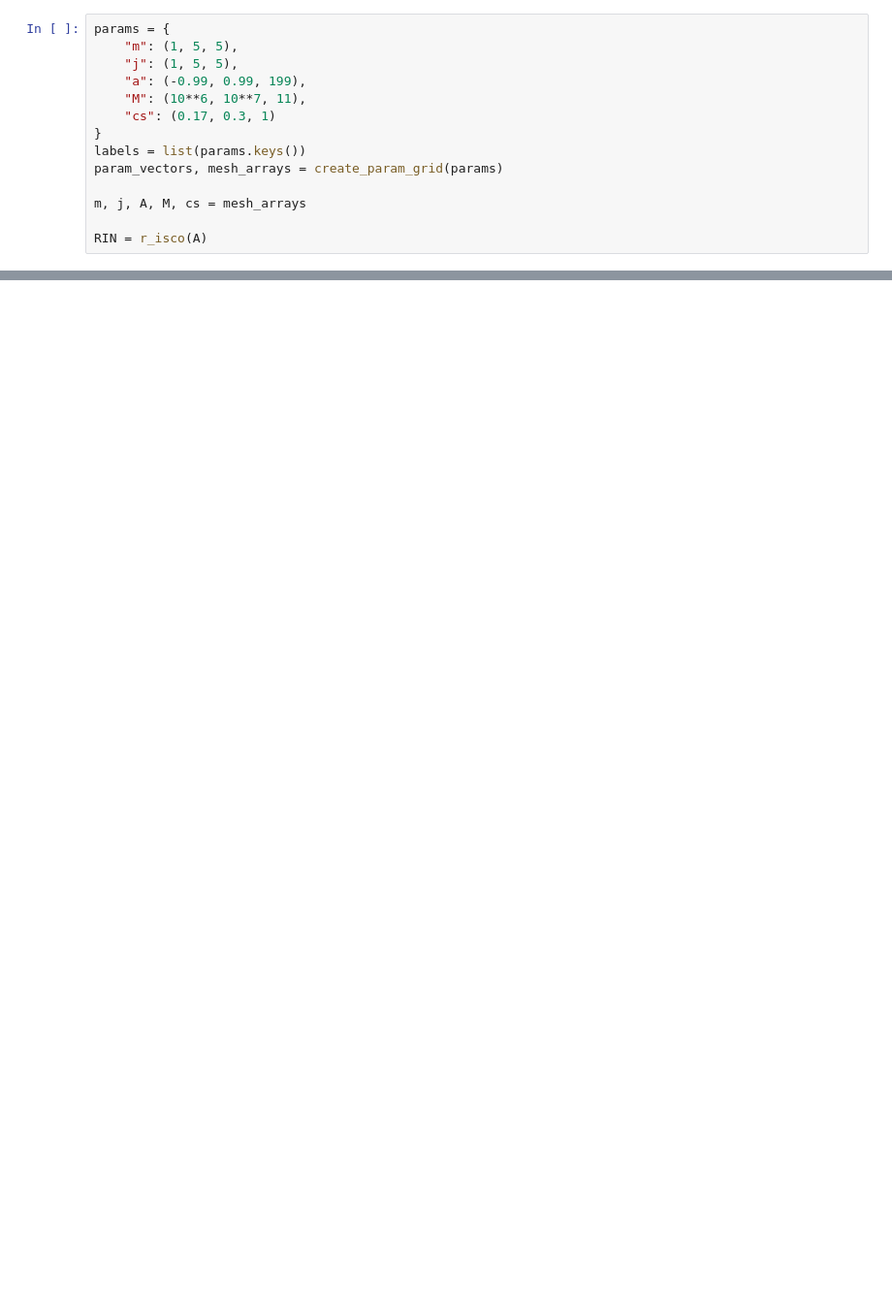
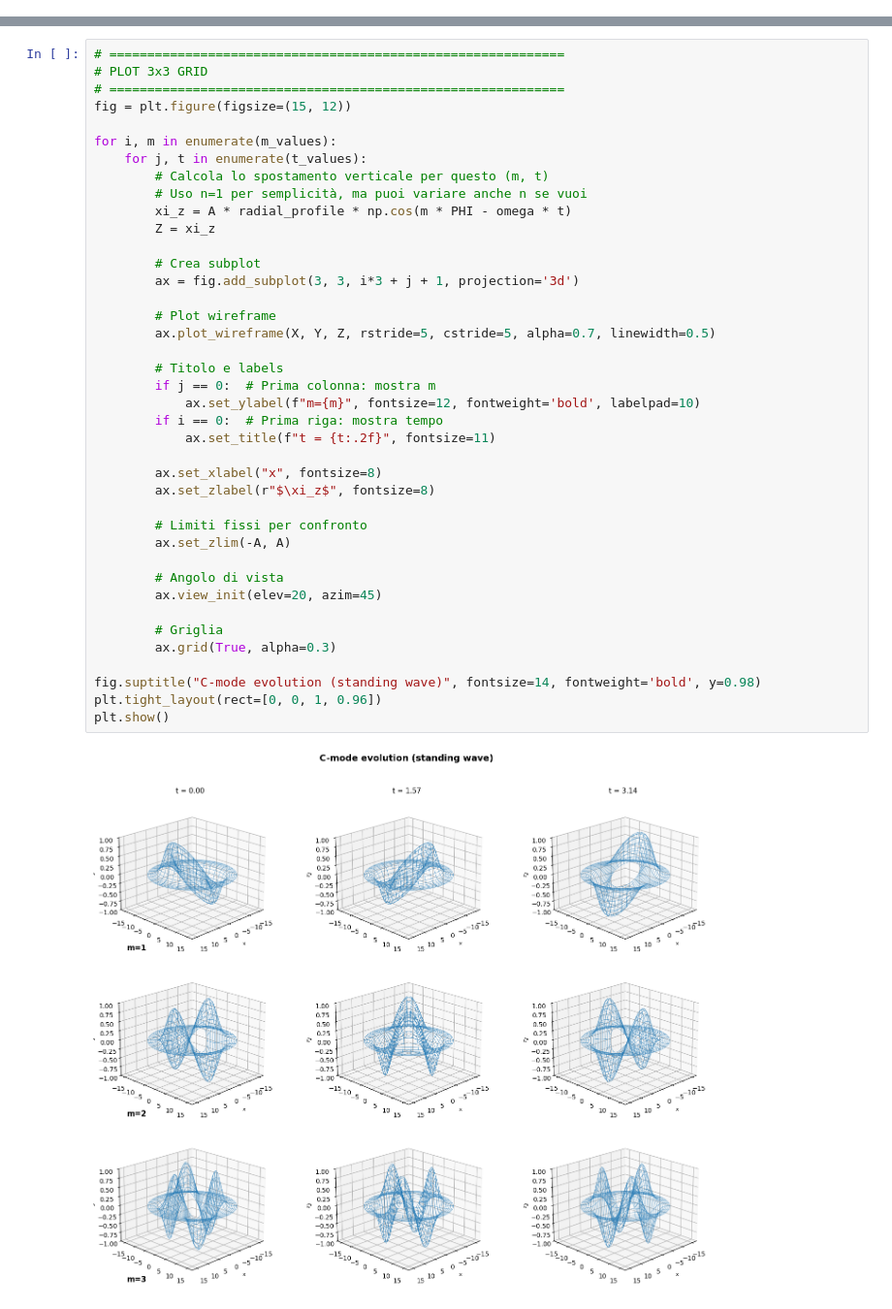
Before and after one commit to mauroghira/iuss_thesis, a Jupyter notebook: c_modes.ipynb, the cells around one changed output, grey strips where cells are left out. Shown at 97% size. Saved outputs shown, nothing was run; the diff lists cells and outputs as text; blank space fills up the shorter version.

```diff
--- a/c_modes.ipynb
+++ b/c_modes.ipynb
@@ -107,14 +0,0 @@ m = 3, j = 3: IVR non esiste
-# %%
-params = {
-    "m": (1, 5, 5),
-    "j": (1, 5, 5),
-    "a": (-0.99, 0.99, 199),
-    "M": (10**6, 10**7, 11),
-    "cs": (0.17, 0.3, 1)
-}
-labels = list(params.keys())
-param_vectors, mesh_arrays = create_param_grid(params)
-
-m, j, A, M, cs = mesh_arrays
-
-RIN = r_isco(A)
@@ -263,0 +66,42 @@ plt.show()
+# %%
+# ============================================================
+# PLOT 3x3 GRID
+# ============================================================
+fig = plt.figure(figsize=(15, 12))
+
+for i, m in enumerate(m_values):
+    for j, t in enumerate(t_values):
+        # Calcola lo spostamento verticale per questo (m, t)
+        # Uso n=1 per semplicità, ma puoi variare anche n se vuoi
+        xi_z = A * radial_profile * np.cos(m * PHI - omega * t)
+        Z = xi_z
+
+        # Crea subplot
+        ax = fig.add_subplot(3, 3, i*3 + j + 1, projection='3d')
+
+        # Plot wireframe
+        ax.plot_wireframe(X, Y, Z, rstride=5, cstride=5, alpha=0.7, linewidth=0.5)
+
+        # Titolo e labels
+        if j == 0:  # Prima colonna: mostra m
+            ax.set_ylabel(f"m={m}", fontsize=12, fontweight='bold', labelpad=10)
+        if i == 0:  # Prima riga: mostra tempo
+            ax.set_title(f"t = {t:.2f}", fontsize=11)
+
+        ax.set_xlabel("x", fontsize=8)
+        ax.set_zlabel(r"$\xi_z$", fontsize=8)
+
+        # Limiti fissi per confronto
+        ax.set_zlim(-A, A)
+
+        # Angolo di vista
+        ax.view_init(elev=20, azim=45)
+
+        # Griglia
+        ax.grid(True, alpha=0.3)
+
+fig.suptitle("C-mode evolution (standing wave)", fontsize=14, fontweight='bold', y=0.98)
+plt.tight_layout(rect=[0, 0, 1, 0.96])
+plt.show()
+# %% [output]
+[figure, added]
```
Also changed, not shown: parts of 42 cells of this notebook, 7 other files.
